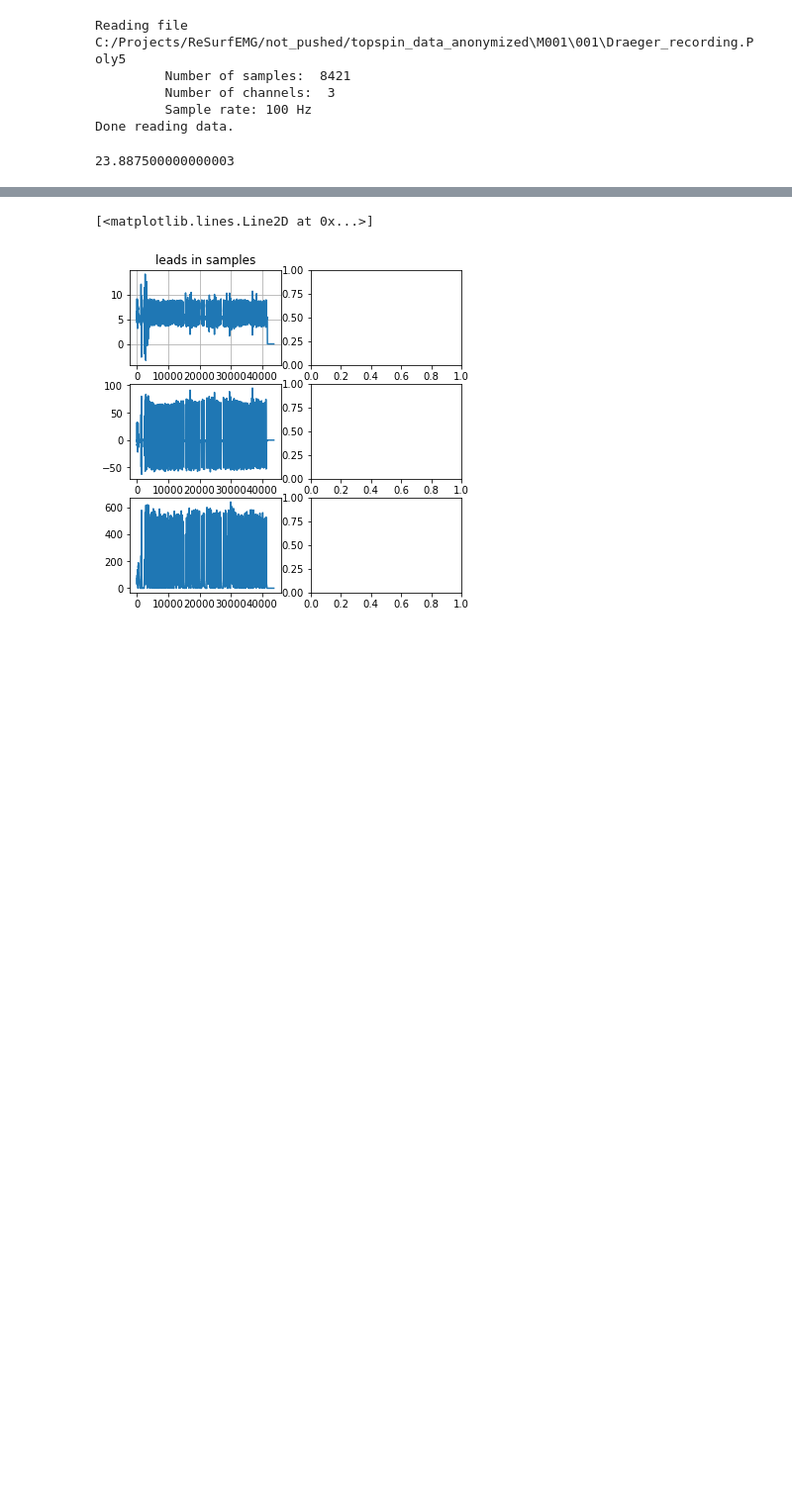
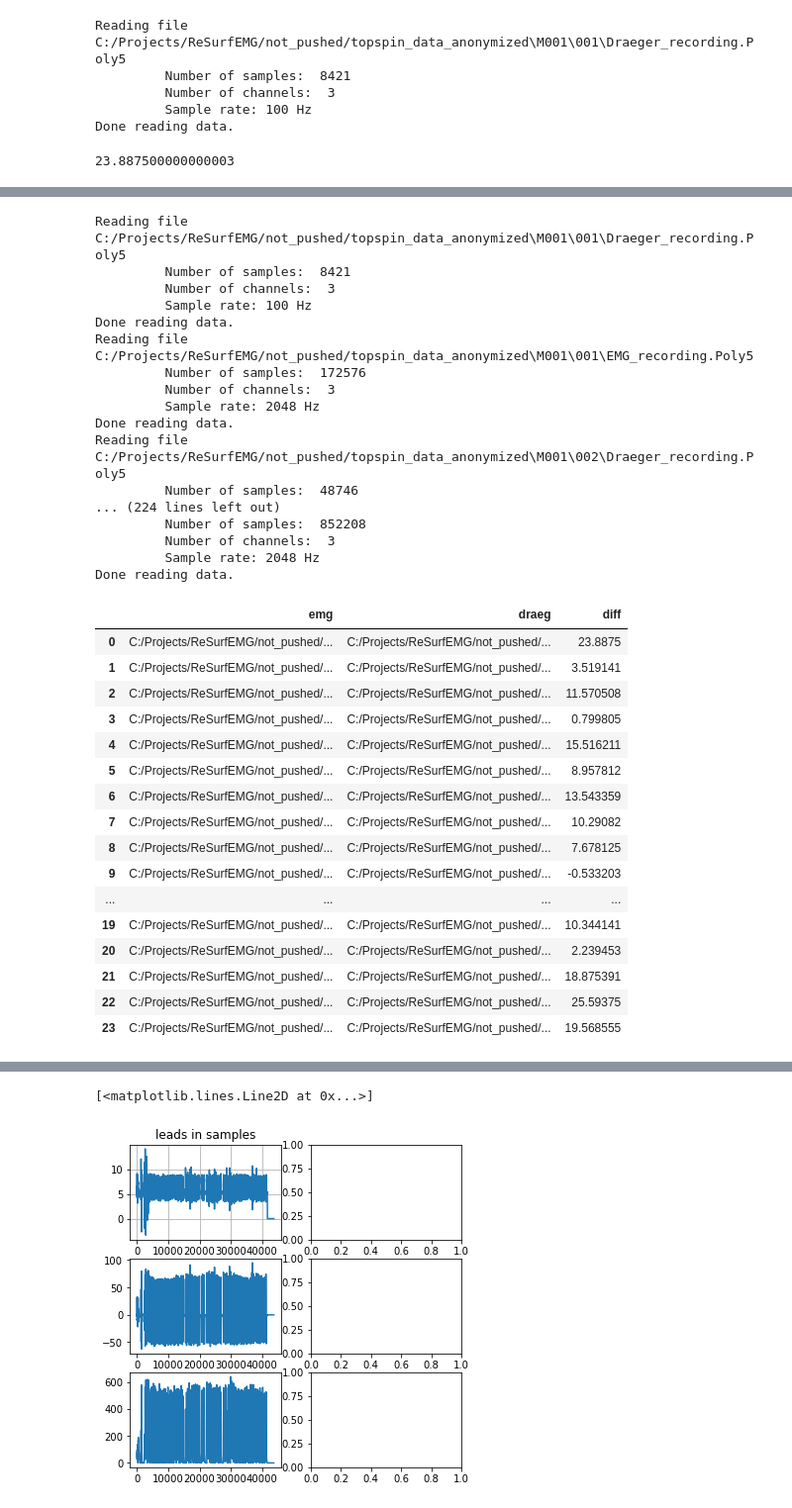
Before and after one commit to ReSurfEMG/ReSurfEMG, a Jupyter notebook: open_work/array_time_matching.ipynb, the cells around one changed output, grey strips where cells are left out. Shown at 99% size. Saved outputs shown, nothing was run; the diff lists cells and outputs as text; code cells hidden in the pictures; blank space fills up the shorter version.

```diff
--- a/open_work/array_time_matching.ipynb
+++ b/open_work/array_time_matching.ipynb
@@ -129,6 +129,8 @@ Done reading data.
 23.887500000000003
 # %%
 diff_end_list = []
+emg_file_end_list = []
+draeger_file_end_list = []
 for num in list(range(25,35)): #len(emg_files))):
 
     number_chosen = int(num)
@@ -140,19 +142,12 @@ for num in list(range(25,35)): #len(emg_files))):
     data_samples= data_emg.samples
     longer = (len(data_drag_samples[1])/100) - (len(data_samples[1])/2048)
     diff_end_list.append(longer)
-
-diff_start_list = []
-for num in list(range(24)): #len(emg_files))):
-
-    number_chosen = int(num)
-    emg_file_chosen = emg_files[number_chosen]
-    draeger_file_chosen = draeger_files[number_chosen]
-    data_drag = Poly5Reader(draeger_file_chosen)
-    data_drag_samples= data_drag.samples
-    data_emg = Poly5Reader(emg_file_chosen)
-    data_samples= data_emg.samples
-    longer = (len(data_drag_samples[1])/100) - (len(data_samples[1])/2048)
-    diff_start_list.append(longer)
+    emg_file_end_list.append(emg_file_chosen)
+    draeger_file_end_list.append(draeger_file_chosen)
+end_list = pd.DataFrame([emg_file_end_list, draeger_file_end_list, diff_end_list])
+end_list = end_list.T
+end_list.columns = ['emg','draeg', 'diff']
+end_list
 # %% [output]
 Reading file C:/Projects/ReSurfEMG/not_pushed/topspin_data_anonymized\M003\007\Draeger_recording.Poly5
          Number of samples:  36490
@@ -180,0 +183,56 @@ print(diff_list)
+# %%
+diff_start_list = []
+emg_file_start_list = []
+draeger_file_start_list = []
+for num in list(range(24)): #len(emg_files))):
+
+    number_chosen = int(num)
+    emg_file_chosen = emg_files[number_chosen]
+    draeger_file_chosen = draeger_files[number_chosen]
+    data_drag = Poly5Reader(draeger_file_chosen)
+    data_drag_samples= data_drag.samples
+    data_emg = Poly5Reader(emg_file_chosen)
+    data_samples= data_emg.samples
+    longer = (len(data_drag_samples[1])/100) - (len(data_samples[1])/2048)
+    diff_start_list.append(longer)
+    emg_file_start_list.append(emg_file_chosen)
+    draeger_file_start_list.append(draeger_file_chosen)
+start_list = pd.DataFrame([emg_file_start_list, draeger_file_start_list, diff_start_list])
+start_list = start_list.T
+start_list.columns = ['emg','draeg', 'diff']
+start_list
+# %% [output]
+Reading file C:/Projects/ReSurfEMG/not_pushed/topspin_data_anonymized\M001\001\Draeger_recording.Poly5
+         Number of samples:  8421
+         Number of channels:  3
+         Sample rate: 100 Hz
+Done reading data.
+Reading file C:/Projects/ReSurfEMG/not_pushed/topspin_data_anonymized\M001\001\EMG_recording.Poly5
+         Number of samples:  172576
+         Number of channels:  3
+         Sample rate: 2048 Hz
+Done reading data.
+Reading file C:/Projects/ReSurfEMG/not_pushed/topspin_data_anonymized\M001\002\Draeger_recording.Poly5
+         Number of samples:  48746
+... (224 lines left out)
+         Number of samples:  852208
+         Number of channels:  3
+         Sample rate: 2048 Hz
+Done reading data.
+|  | emg | draeg | diff |
+| 0 | C:/Projects/ReSurfEMG/not_pushed/... | C:/Projects/ReSurfEMG/not_pushed/... | 23.8875 |
+| 1 | C:/Projects/ReSurfEMG/not_pushed/... | C:/Projects/ReSurfEMG/not_pushed/... | 3.519141 |
+| 2 | C:/Projects/ReSurfEMG/not_pushed/... | C:/Projects/ReSurfEMG/not_pushed/... | 11.570508 |
+| 3 | C:/Projects/ReSurfEMG/not_pushed/... | C:/Projects/ReSurfEMG/not_pushed/... | 0.799805 |
+| 4 | C:/Projects/ReSurfEMG/not_pushed/... | C:/Projects/ReSurfEMG/not_pushed/... | 15.516211 |
+| 5 | C:/Projects/ReSurfEMG/not_pushed/... | C:/Projects/ReSurfEMG/not_pushed/... | 8.957812 |
+| 6 | C:/Projects/ReSurfEMG/not_pushed/... | C:/Projects/ReSurfEMG/not_pushed/... | 13.543359 |
+| 7 | C:/Projects/ReSurfEMG/not_pushed/... | C:/Projects/ReSurfEMG/not_pushed/... | 10.29082 |
+| 8 | C:/Projects/ReSurfEMG/not_pushed/... | C:/Projects/ReSurfEMG/not_pushed/... | 7.678125 |
+| 9 | C:/Projects/ReSurfEMG/not_pushed/... | C:/Projects/ReSurfEMG/not_pushed/... | -0.533203 |
+| ... | ... | ... | ... |
+| 19 | C:/Projects/ReSurfEMG/not_pushed/... | C:/Projects/ReSurfEMG/not_pushed/... | 10.344141 |
+| 20 | C:/Projects/ReSurfEMG/not_pushed/... | C:/Projects/ReSurfEMG/not_pushed/... | 2.239453 |
+| 21 | C:/Projects/ReSurfEMG/not_pushed/... | C:/Projects/ReSurfEMG/not_pushed/... | 18.875391 |
+| 22 | C:/Projects/ReSurfEMG/not_pushed/... | C:/Projects/ReSurfEMG/not_pushed/... | 25.59375 |
+| 23 | C:/Projects/ReSurfEMG/not_pushed/... | C:/Projects/ReSurfEMG/not_pushed/... | 19.568555 |
```
Also changed, not shown: parts of 8 cells of this notebook, 2 other files.
